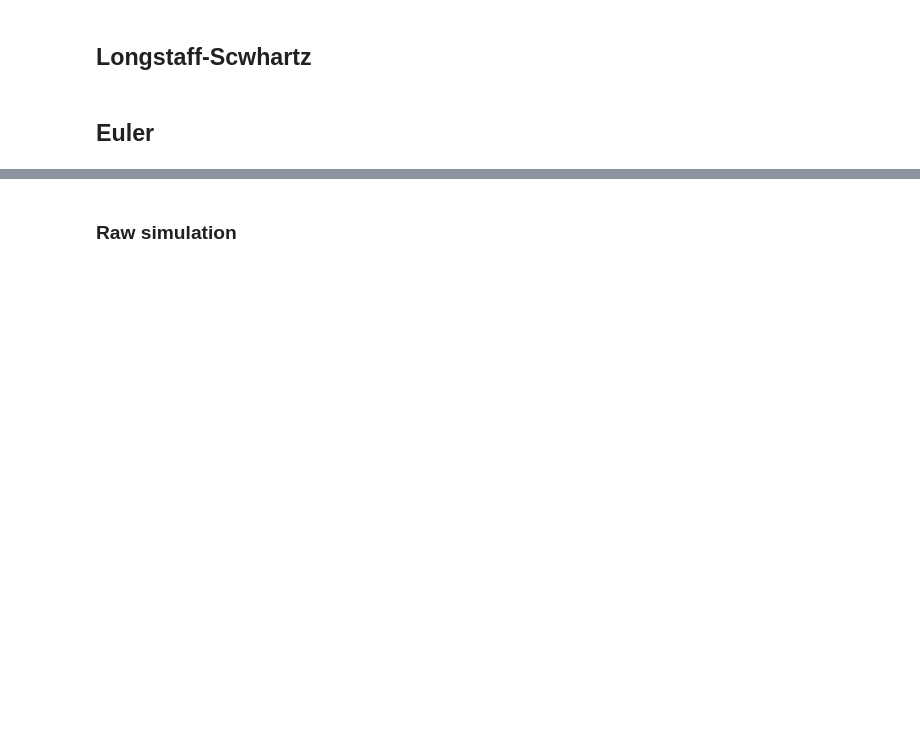
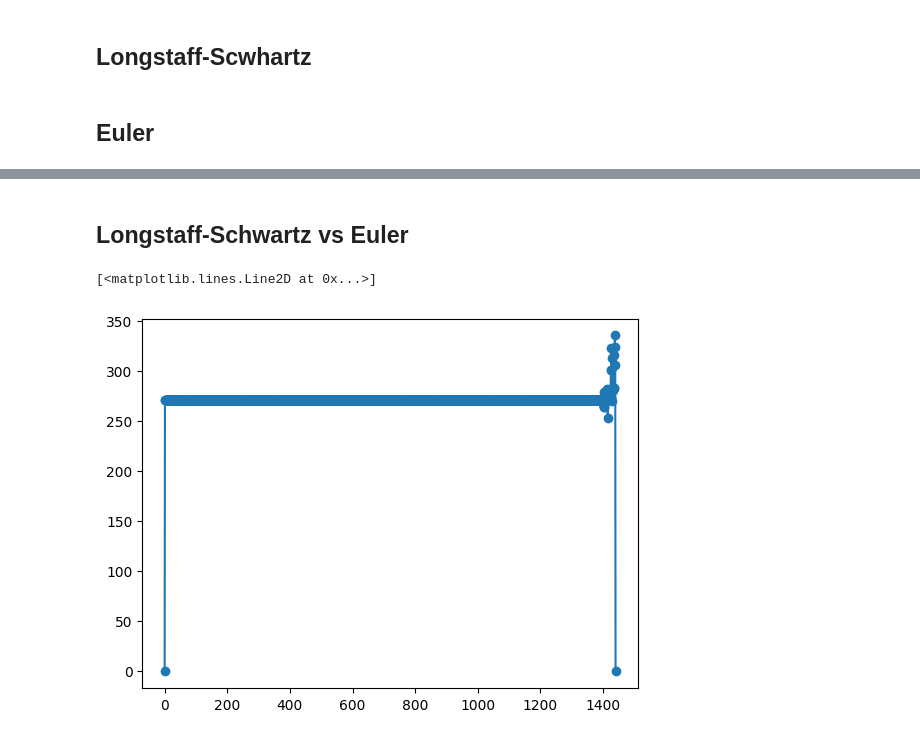
Before and after one commit to sb-bbr/AMM-Optimal-Exit-Time, a Jupyter notebook: Code/AMMSimulation.ipynb, the cells around one changed output, grey strips where cells are left out. Saved outputs shown, nothing was run; the diff lists cells and outputs as text; code cells hidden in the pictures; blank space fills up the shorter version.

```diff
--- a/Code/AMMSimulation.ipynb
+++ b/Code/AMMSimulation.ipynb
@@ -263,9 +259,9 @@ Price of US put option by Longstaff-Schwartz method: 0.1144 vs on LS paper: 0.11
 ## Parameters
 # %%
 # Parameters
-params_glob = {'sigma': 0.2*10**3, 'rate': 0.05, 'T': 1, 'strike': None, 'S_0': 10**3}
-params_LP = {'a0': 1, 'a1': 30, 'a2': 10, 'ksi': 1, 'X0': 10**6, 'Y0': 10**3, 'gamma': 10**(-8), 'fees_coeff': 0.01}
-params_grid = {'n_paths': 10000, 'n_steps': 1000}
+params_glob = {'sigma': 0.055*(3*10**3), 'rate': 0.0002, 'T': 1, 'strike': None, 'S0': 3*10**3}
+params_LP = {'a0': 1 , 'a1': 100, 'a2': 20, 'ksi': 1, 'X0': 9*10**6, 'Y0': 3*10**3, 'gamma': 10**(-8), 'fees_coeff': 0.001}
+params_grid = {'n_paths': 20_000, 'n_steps': 1440}
 
 BM_type = 'arithmetic'  # 'geometric' or 'arithmetic'
 # %% [markdown]
@@ -291,6 +285,8 @@ input_params = amm_solver_obj.get_params()
 
 t_ = np.zeros(shape=(params_grid['n_paths'], params_grid['n_steps'] + 1))
 t_[:,:] = np.linspace(0, params_glob['T'], params_grid['n_steps'] + 1)
+
+value_function_LS = res_LS['V_matrix']
 # %%
 x = t_[np.arange(params_grid['n_paths']), res_LS['stopping_time']]
 y = external_mid_price_S[np.arange(params_grid['n_paths']), res_LS['stopping_time']] #- asset_Z[np.arange(params_grid['n_paths']), res_LS['stopping_time']]
@@ -419,2 +349,0 @@ array([-6.08378986e+005, -5.90816034e+005, -5.73253082e+005,
-# %% [markdown]
-### Raw simulation
@@ -437,0 +403,2 @@ fig.show()
+# %% [markdown]
+## Longstaff-Schwartz vs Euler
@@ -437,0 +470,5 @@ fig.show()
+# %%
+plt.plot(value_function_LS[int(t/dt), :], marker='o')
+# %% [output]
+[<matplotlib.lines.Line2D at 0x...>]
+[figure, added]
```
Also changed, not shown: parts of 15 cells of this notebook, 5 other files.
